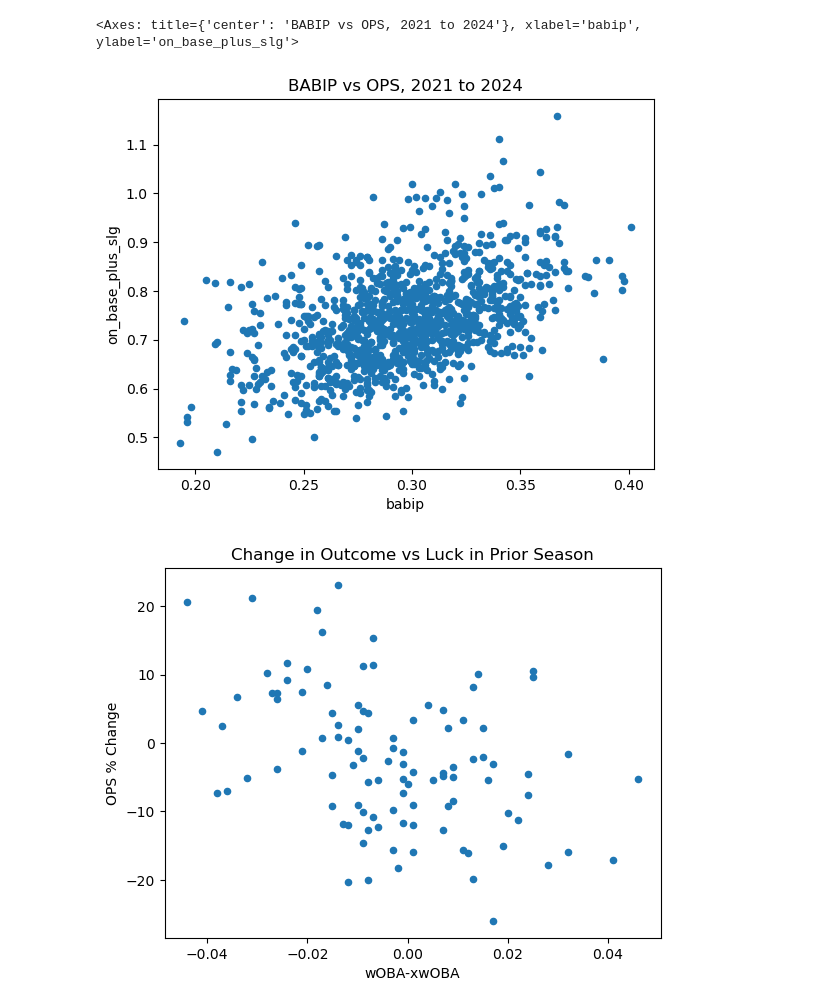
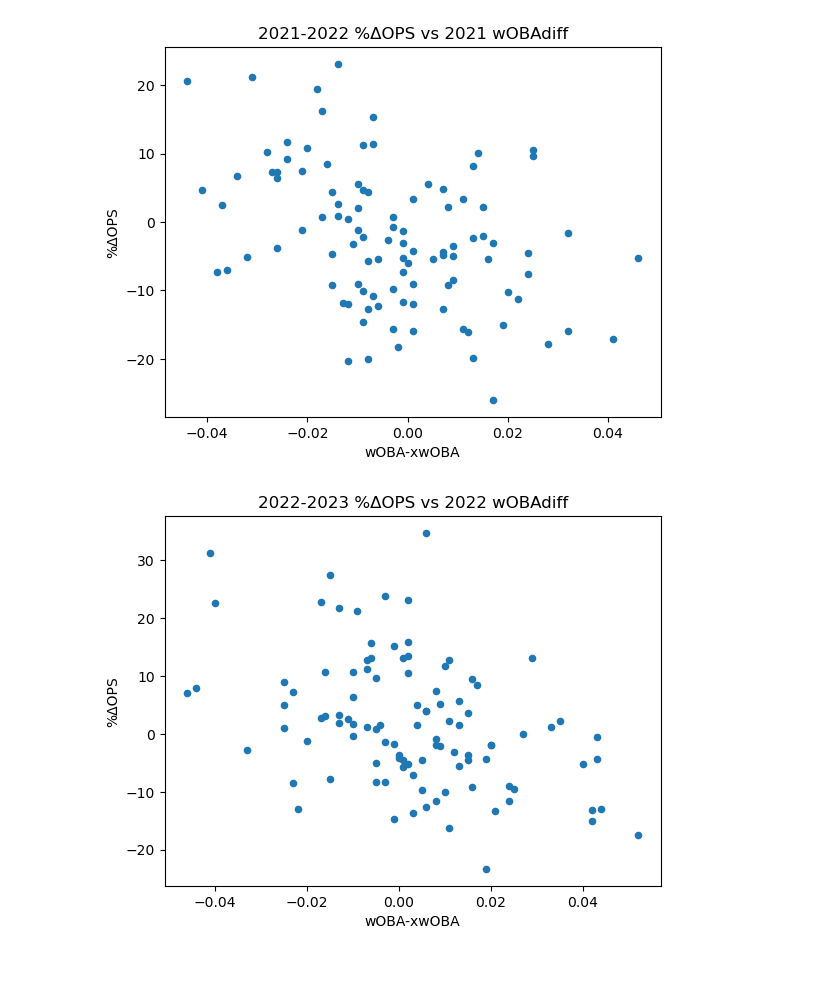
Before and after one commit to ArnavSaraogi/mlb-performance-predictor, a Jupyter notebook: visualizations/scatterplots.ipynb, the cells around one changed output. Cells and saved outputs as stored; diff of their text form; code cells hidden in the pictures; blank space fills up the shorter version.

```diff
--- a/visualizations/scatterplots.ipynb
+++ b/visualizations/scatterplots.ipynb
@@ -3,5 +3,5 @@
 # %%
+import os
 import pandas as pd
+
+df = pd.read_csv('../out.csv')
-# %%
-df = pd.read_csv('stats_300.csv')
-df.head()
@@ -15,15 +8,24 @@ df.head()
-# %%
-df.plot(title = 'BABIP vs OPS, 2021 to 2024', kind = 'scatter', x = 'babip', y = 'on_base_plus_slg')
-# %% [output]
-<Axes: title={'center': 'BABIP vs OPS, 2021 to 2024'}, xlabel='babip', ylabel='on_base_plus_slg'>
-[figure, removed]
-# %%
-df2 = pd.read_csv('out.csv')
-ax1 = (df2.plot(title = "Change in Outcome vs Luck in Prior Season",
-                kind = 'scatter',
-                x = 'wobadiff (2021)',
-                y = 'ops_change 2021-2022',
-                xlabel = 'wOBA-xwOBA',
-                ylabel = 'OPS % Change'))
-# %% [output]
-[figure, removed]
+# %%
+ax1 = (df.plot(title = "2021-2022 %ΔOPS vs 2021 wOBAdiff",
+                kind = 'scatter',
+                x = 'wobadiff (2021)',
+                y = 'ops_change 2021-2022',
+                xlabel = 'wOBA-xwOBA',
+                ylabel = '%ΔOPS'))
+
+ax2 = (df.plot(title = "2022-2023 %ΔOPS vs 2022 wOBAdiff",
+                kind = 'scatter',
+                x = 'wobadiff (2022)',
+                y = 'ops_change 2022-2023',
+                xlabel = 'wOBA-xwOBA',
+                ylabel = '%ΔOPS'))
+
+ax3 = (df.plot(title = "2023-2024 %ΔOPS vs 2023 wOBAdiff",
+                kind = 'scatter',
+                x = 'wobadiff (2023)',
+                y = 'ops_change 2023-2024',
+                xlabel = 'wOBA-xwOBA',
+                ylabel = '%ΔOPS'))
+# %% [output]
+[figure, added]
+[figure, added]
```
Also changed, not shown: parts of 6 cells of this notebook, 1 other file.
